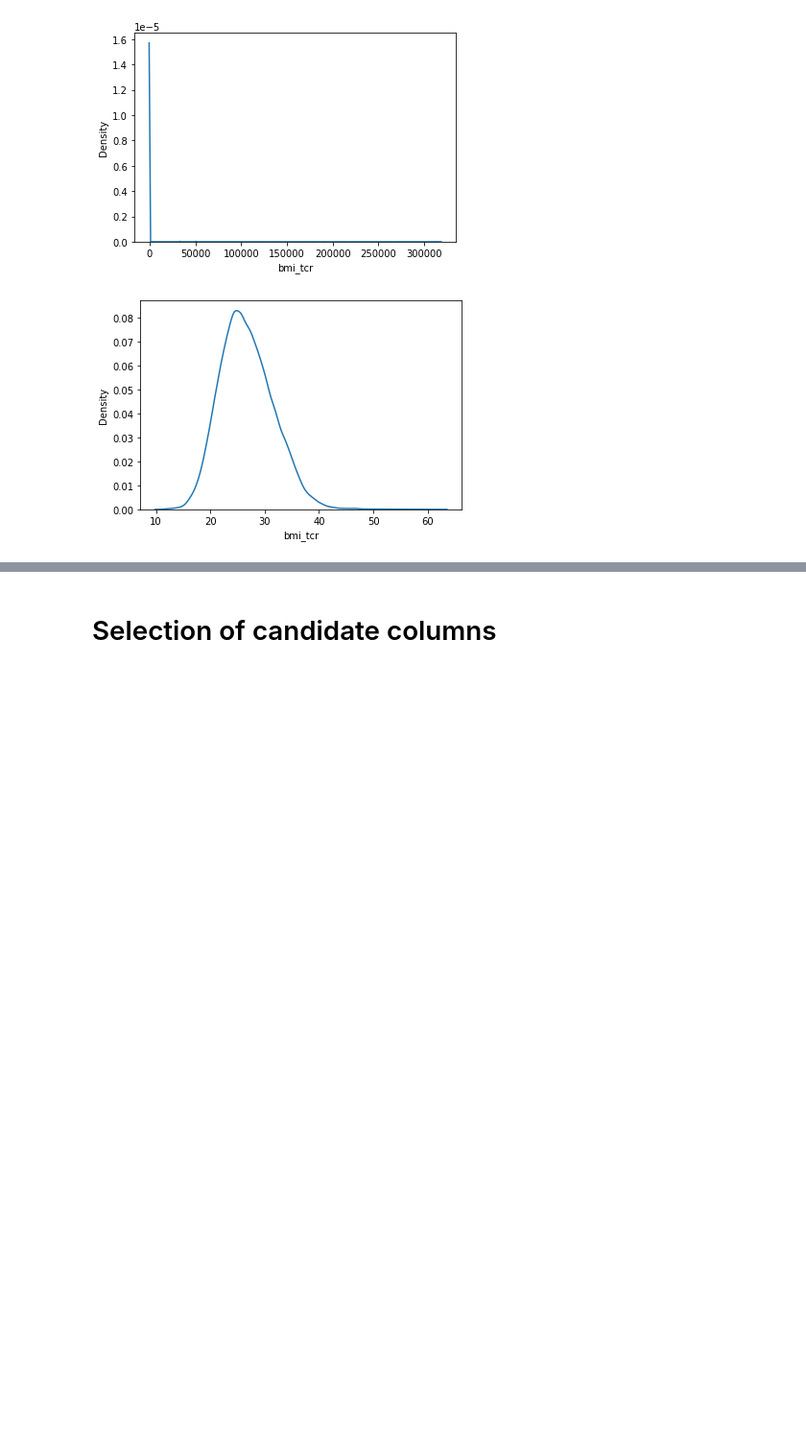
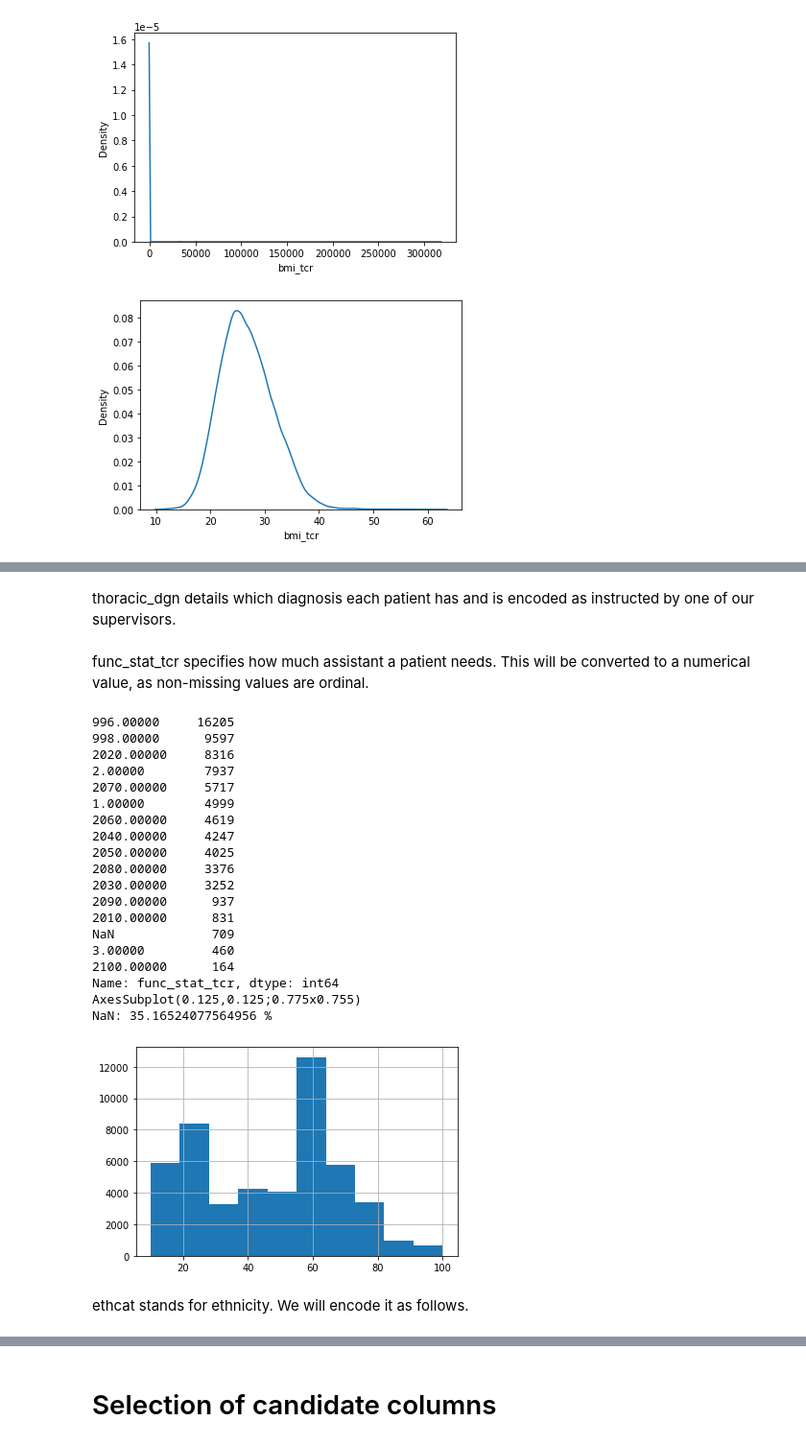
Before and after one commit to wansgar/edan70-project, a Jupyter notebook: column_categorization.ipynb, the cells around one changed output, grey strips where cells are left out. Shown at 96% size. Drawn from its saved outputs; the diff is of its cells as text; code cells hidden in the pictures; blank space fills up the shorter version.

```diff
--- a/column_categorization.ipynb
+++ b/column_categorization.ipynb
@@ -390,0 +408,2 @@ plt.show()
+# %% [markdown]
+thoracic_dgn details which diagnosis each patient has and is encoded as instructed by one of our supervisors.
@@ -390,0 +422,45 @@ plt.show()
+# %% [markdown]
+func_stat_tcr specifies how much assistant a patient needs. This will be converted to a numerical value, as non-missing values are ordinal.
+# %%
+print(d[d.init_age >= 18].func_stat_tcr.value_counts(dropna=False))
+
+# new_func_stat_tcr = d.func_stat_tcr.apply(lambda x:
+#     "1" if x in [1, 2090, 2100, 4090, 4100]
+#     else "2" if x in [2, 2060, 2070, 2080, 4060, 4070, 4080]
+#     else "3" if x in [3, 2010, 2020, 2030, 2040, 2050, 4010, 4020, 4030, 4040, 4050]
+#     else "." if x in [996, 998]
+#     else None
+# )
+
+new_func_stat_tcr = d.func_stat_tcr.apply(lambda x:
+    10 if x == 1
+    else 55 if x == 2
+    else 100 if x == 3
+    else float(str(x)[1:]) if str(x).startswith("2") or str(x).startswith("4")
+    else None
+)
+
+print(new_func_stat_tcr.hist())
+# print % missing
+print("NaN:", new_func_stat_tcr.isna().sum() / len(new_func_stat_tcr) * 100, "%")
+# %% [output]
+996.00000     16205
+998.00000      9597
+2020.00000     8316
+2.00000        7937
+2070.00000     5717
+1.00000        4999
+2060.00000     4619
+2040.00000     4247
+2050.00000     4025
+2080.00000     3376
+2030.00000     3252
+2090.00000      937
+2010.00000      831
+NaN             709
+3.00000         460
+2100.00000      164
+Name: func_stat_tcr, dtype: int64
+AxesSubplot(0.125,0.125;0.775x0.755)
+NaN: 35.16524077564956 %
+[figure, added]
@@ -390,0 +471,2 @@ plt.show()
+# %% [markdown]
+ethcat stands for ethnicity. We will encode it as follows.
```
Also changed, not shown: parts of 26 cells of this notebook.
